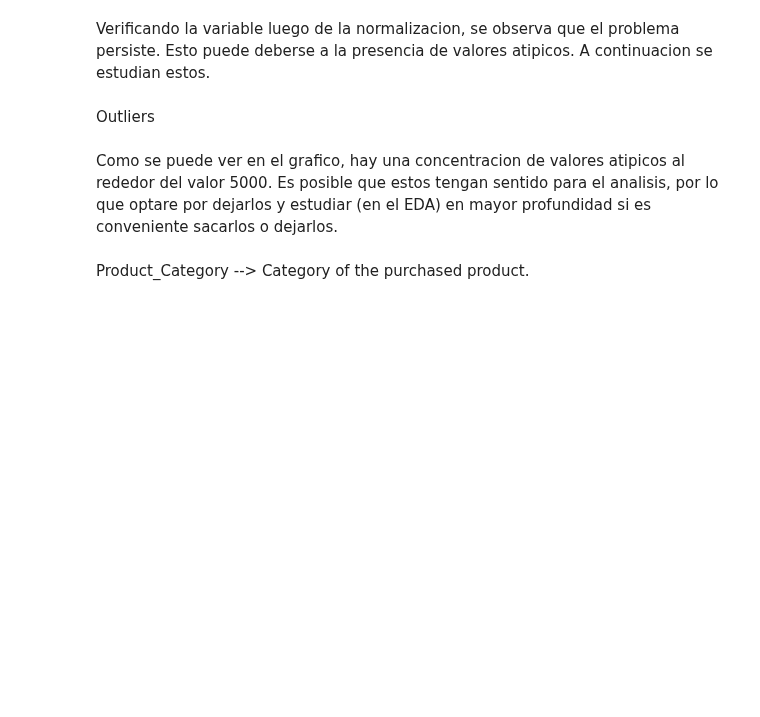
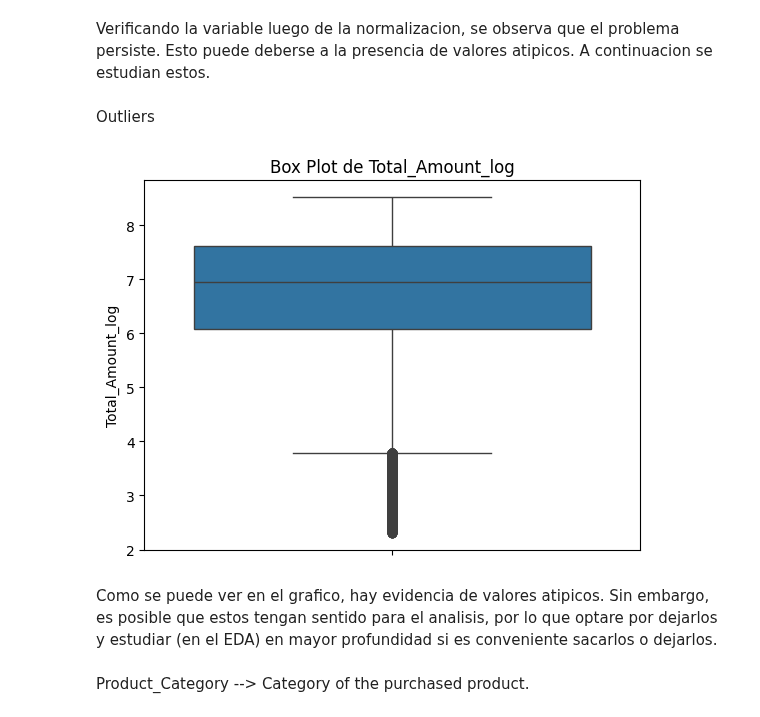
Before and after one commit to marianaolazabal/marianaolazabal-Clasificacion_Compradores_Retails, a Jupyter notebook: src/retails.ipynb, the cells around one changed output. Cells and saved outputs as stored; diff of their text form; code cells hidden in the pictures; blank space fills up the shorter version.

```diff
--- a/src/retails.ipynb
+++ b/src/retails.ipynb
@@ -709,12 +734,14 @@ Verificando la variable luego de la normalizacion, se observa que el problema pe
 # %% [markdown]
 Outliers
 # %%
-sns.boxplot(y=df_Retail_verificar_TotalAmount['Total_Amount'])
-plt.title('Box Plot de Total_Amount')
-plt.ylabel('Total_Amount')
+sns.boxplot(y=df_Retail_norm['Total_Amount_log'])
+plt.title('Box Plot de Total_Amount_log')
+plt.ylabel('Total_Amount_log')
 plt.show()
+# %% [output]
+[figure, added]
 # %% [markdown]
-Como se puede ver en el grafico, hay una concentracion de valores atipicos al rededor del valor 5000. Es posible que estos tengan sentido para el analisis, por lo que optare por dejarlos y estudiar (en el EDA) en mayor profundidad si es conveniente sacarlos o dejarlos.
+Como se puede ver en el grafico, hay evidencia de valores atipicos. Sin embargo, es posible que estos tengan sentido para el analisis, por lo que optare por dejarlos y estudiar (en el EDA) en mayor profundidad si es conveniente sacarlos o dejarlos.
 # %% [markdown]
 Product_Category -->  Category of the purchased product.
 # %%
```
Also changed, not shown: parts of 60 cells of this notebook.
